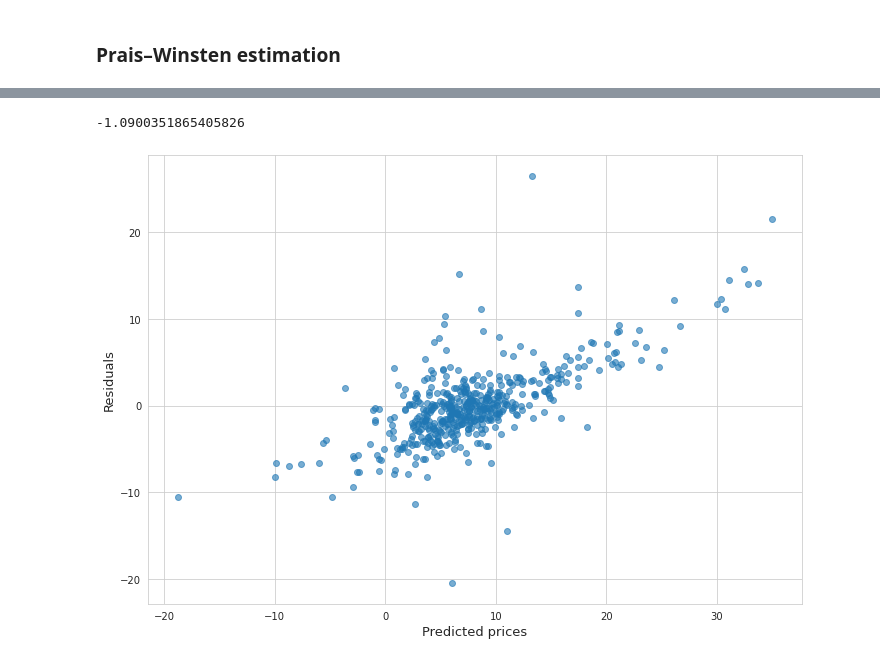
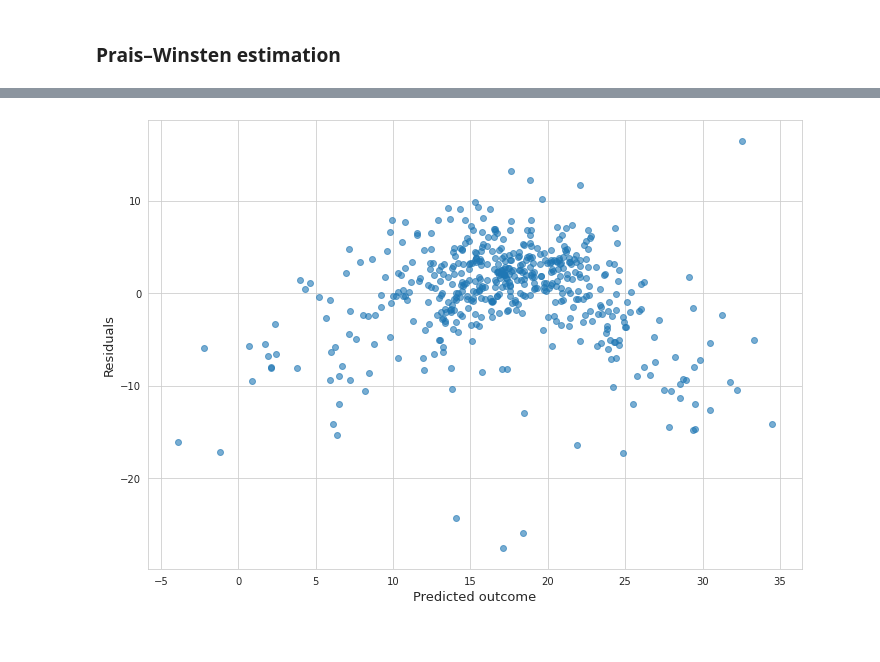
Before and after one commit to vzahorui/vzahorui.github.io, a Jupyter notebook: jupyter_notebooks/regression/linear_regression.ipynb, the cells around one changed output, grey strips where cells are left out. Cells and saved outputs as stored; diff of their text form; code cells hidden in the pictures.

```diff
--- a/jupyter_notebooks/regression/linear_regression.ipynb
+++ b/jupyter_notebooks/regression/linear_regression.ipynb
@@ -163,0 +264,3 @@ from statsmodels.stats.outliers_influence import variance_inflation_factor
+# %%
+X = sm.add_constant(df[['CRIM', 'NOX', 'RM', 'DIS', 'TAX', 'PTRATIO', 'LSTAT']])
+[{X.columns[i]: variance_inflation_factor(X.values, i)} for i in range(len(X.columns))]
@@ -163,0 +302,6 @@ from statsmodels.stats.outliers_influence import variance_inflation_factor
+# %%
+X = sm.add_constant(df[['LSTAT', 'RM', 'DIS', 'TAX']])
+lin_regr_sm = sm.OLS(y, X).fit()
+print(lin_regr_sm.summary())
+print('Total loss:')
+print(np.sum([e**2 for e in lin_regr_sm.resid]))
@@ -185,3 +333,0 @@ residuals = predicted_y - y
-# %%
-lin_regr_sm = sm.OLS(y, sm.add_constant(X)).fit()
-print(lin_regr_sm.summary())
@@ -293,13 +442,14 @@ Notes:
-# %%
--3.1224*(1-0.6508982876823652)
-# %% [output]
--1.0900351865405826
+# %%
+new_X = prais_winsten_results.model.exog
+new_y = prais_winsten_results.model.endog
+predicted_new_y = prais_winsten_results.predict(new_X)
 # %%
 with sns.axes_style('whitegrid'):
     fig, ax = plt.subplots(figsize=(10,7))
-ax.scatter(prais_winsten_results.model.endog, prais_winsten_results.resid, alpha=0.6)
-ax.set_xlabel('Predicted prices', fontsize=13)
+ax.scatter(predicted_new_y, -prais_winsten_results.resid, alpha=0.6)
+ax.set_xlabel('Predicted outcome', fontsize=13)
 ax.set_ylabel('Residuals', fontsize=13)
 plt.tight_layout()
+plt.savefig('../../assets/images/regression/independence_of_errors2.png', bbox_inches='tight');
 # %% [output]
-[figure, old version]
+[figure, new version]
```
Also changed, not shown: parts of 42 cells of this notebook, 10 other files.
